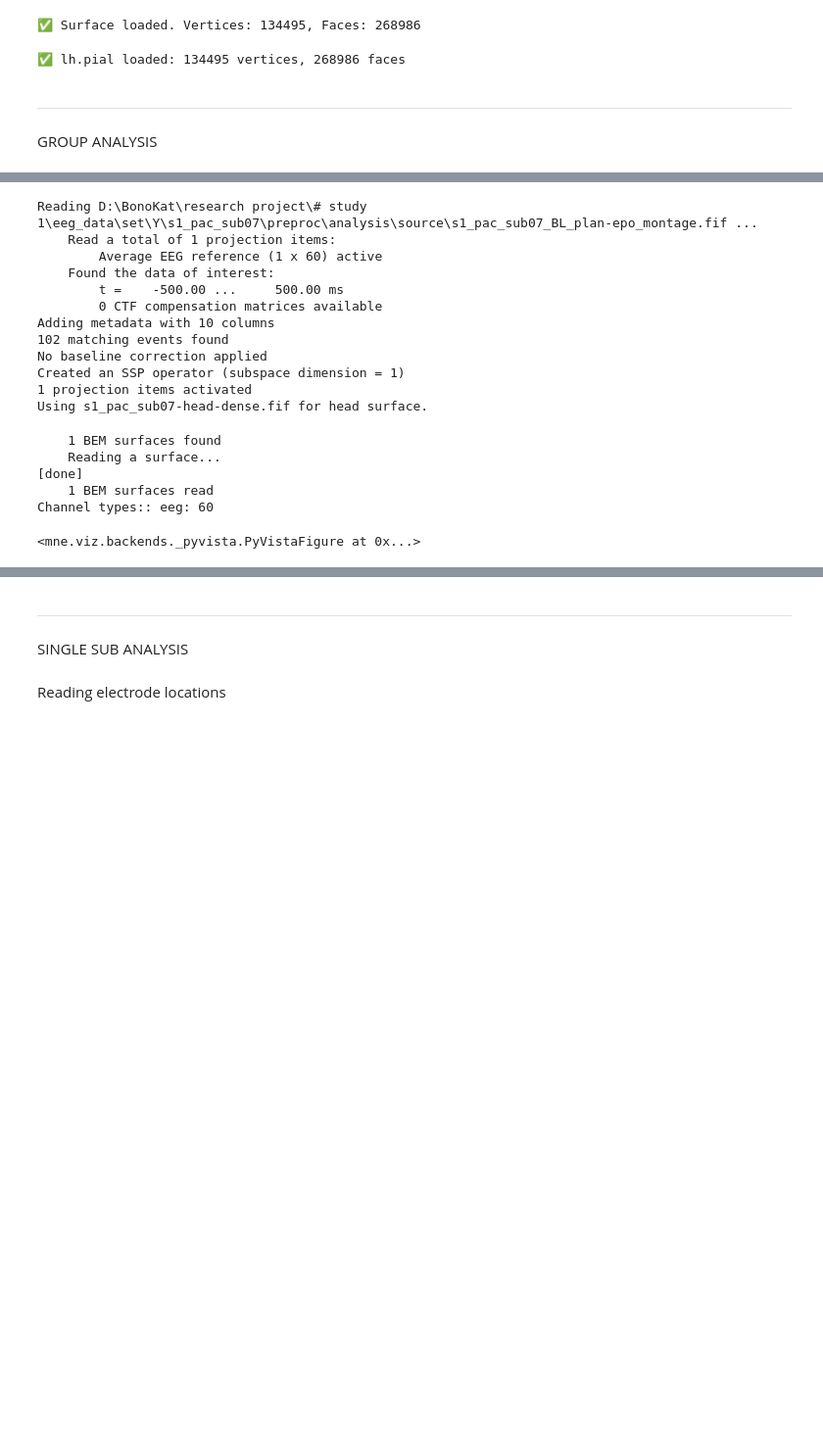
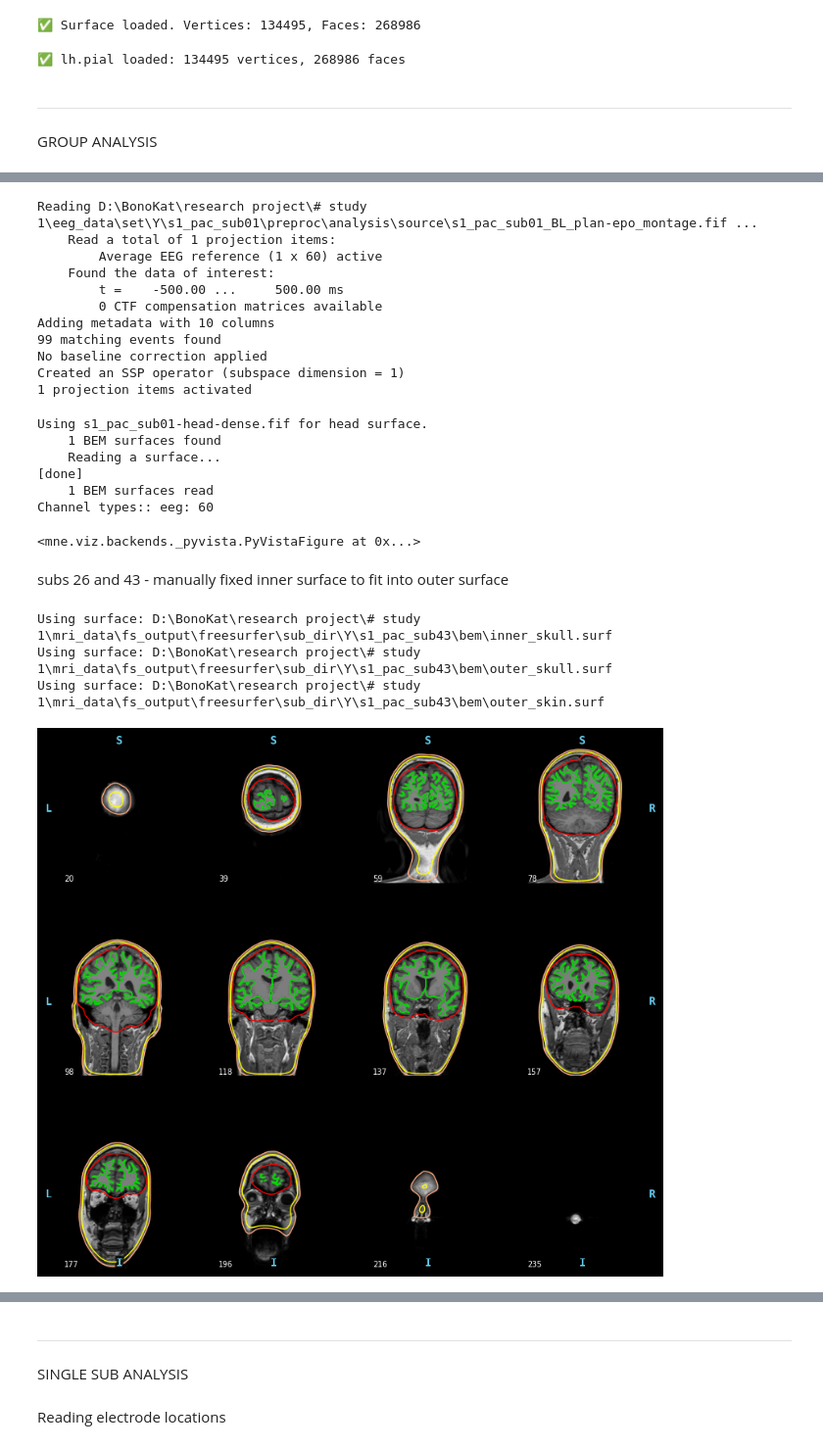
Before and after one commit to bonokat/motor_pac, a Jupyter notebook: 9. MRI preproc.ipynb, the cells around one changed output, grey strips where cells are left out. Shown at 98% size. Cells and saved outputs as stored; diff of their text form; code cells hidden in the pictures; blank space fills up the shorter version.

```diff
--- a/9. MRI preproc.ipynb
+++ b/9. MRI preproc.ipynb
@@ -199,12 +189,14 @@ D:\BonoKat\research project\# study 1\eeg_data\set\Y\s1_pac_sub01\preproc\analys
 # %%
 # MANUAL COREGISTRATION: 1 recording per subject
+# DONE for younger group
 
 group = 'Y'
 task = '_BL'
 task_stage = '_plan'
 fs_subjects_dir = f'D:\\BonoKat\\research project\\# study 1\\mri_data\\fs_output\\freesurfer\\sub_dir\\{group}'
+eeg_data_dir = 'D:\\BonoKat\\research project\\# study 1\\eeg_data\\set'
 subjects_dir = os.path.join(eeg_data_dir, group)
-subject = os.listdir(subjects_dir)[1] # change index to select a subject
+subject = os.listdir(subjects_dir)[0] # change index to select a subject
 print(f'Selecting subject: {subject}')
 
 eeg_sub_path = os.path.join(eeg_data_dir, group, subject)
@@ -216,3 +208,12 @@ mne.gui.coregistration(subject=subject,
                     subjects_dir=fs_subjects_dir,
                     inst=info,
                     )
+
+# COREG CHECK
+# trans_file = os.path.join(source_path, f'{subject}-trans.fif')
+# trans = mne.read_trans(trans_file)
+# mne.gui.coregistration(subject=subject,
+#                     subjects_dir=fs_subjects_dir,
+#                     inst=info,
+#                     trans=trans_file
+#                     )
@@ -258,5 +220,9 @@ D:/BonoKat/research project/# study 1/eeg_data/set/Y/s1_pac_sub07/preproc/analys
 # %%
 # CHECK COREGISTRATION
+subject = os.listdir(subjects_dir)[0]
+eeg_sub_path = os.path.join(eeg_data_dir, group, subject)
+analysis_path = os.path.join(eeg_sub_path, 'preproc', 'analysis')
+source_path = os.path.join(analysis_path, 'source')
 epochs = mne.read_epochs(os.path.join(source_path, f'{subject}{task}{task_stage}-epo_montage.fif'))
 
 trans_file = os.path.join(source_path, f'{subject}-trans.fif')
@@ -273,29 +239,33 @@ mne.viz.plot_alignment(
     surfaces=["head-dense"],
 )
 # %% [output]
-Reading D:\BonoKat\research project\# study 1\eeg_data\set\Y\s1_pac_sub07\preproc\analysis\source\s1_pac_sub07_BL_plan-epo_montage.fif ...
+Reading D:\BonoKat\research project\# study 1\eeg_data\set\Y\s1_pac_sub01\preproc\analysis\source\s1_pac_sub01_BL_plan-epo_montage.fif ...
     Read a total of 1 projection items:
         Average EEG reference (1 x 60) active
     Found the data of interest:
         t =    -500.00 ...     500.00 ms
         0 CTF compensation matrices available
 Adding metadata with 10 columns
-102 matching events found
+99 matching events found
 No baseline correction applied
 Created an SSP operator (subspace dimension = 1)
 1 projection items activated
-Using s1_pac_sub07-head-dense.fif for head surface.
+Using s1_pac_sub01-head-dense.fif for head surface.
     1 BEM surfaces found
     Reading a surface...
 [done]
     1 BEM surfaces read
 Channel types:: eeg: 60
 <mne.viz.backends._pyvista.PyVistaFigure at 0x...>
+# %% [markdown]
+subs 26 and 43 - manually fixed inner surface to fit into outer surface
 # %%
 # SOURCE SPACE
+#DONE for younger group
+eeg_data_dir = 'D:\\BonoKat\\research project\\# study 1\\eeg_data\\set'
 task = '_BL'
 task_stage = '_plan' # any task / stage can be used, since the source space is the same for all tasks
-
+groups = ['Y'] # 'O'
 conductivity = (0.3, 0.006, 0.3)  # for three layers
 
 for group in groups:
@@ -308,7 +278,7 @@ for group in groups:
 
         # Set up the source space
         src = mne.setup_source_space(
-            subject, spacing="ico5", add_dist="patch", subjects_dir=fs_subjects_dir # ico5 - high, but not maximal resolution (2,562 vertices per hemisphere)
+            subject, spacing="ico4", add_dist="patch", subjects_dir=fs_subjects_dir # ico4 - 2562 vertices per hemisphere
         )
 
         # BEM model
@@ -318,7 +288,7 @@ for group in groups:
         bem = mne.make_bem_solution(model)
 
         # Forward solution
-        epochs = mne.read_epochs(os.path.join(source_path, f'{subject}_{task}{task_stage}-epo_montage.fif'))
+        epochs = mne.read_epochs(os.path.join(source_path, f'{subject}{task}{task_stage}-epo_montage.fif'))
         trans_file = os.path.join(source_path, f'{subject}-trans.fif')
         trans = mne.read_trans(trans_file)
 
@@ -328,26 +298,38 @@ for group in groups:
             src=src,
             bem=bem,
             eeg=True,
-            n_jobs=-1,
+            n_jobs=-1
         )
         print(fwd)
 
-        # Save source space, BEM model, and forward solution
+        # SAVE source space, BEM model, and forward solution
         # Save the source space
-        src_fname = os.path.join(source_path, f"{subject}-ico5-src.fif")
-        mne.write_source_spaces(src_fname, src)
+        src_fname = os.path.join(source_path, f"{subject}-ico4-src.fif")
+        mne.write_source_spaces(src_fname, src, overwrite=True)
 
         # Save BEM model
         bem_model_fname = os.path.join(source_path, f"{subject}-bem-model.fif")
-        mne.write_bem_surfaces(bem_model_fname, model)
+        mne.write_bem_surfaces(bem_model_fname, model, overwrite=True)
 
         # Save BEM solution
         bem_sol_fname = os.path.join(source_path, f"{subject}-bem-sol.fif")
-        mne.write_bem_solution(bem_sol_fname, bem)
+        mne.write_bem_solution(bem_sol_fname, bem, overwrite=True)
 
         # Save forward solution
         fwd_fname = os.path.join(source_path, f"{subject}-fwd.fif")
         mne.write_forward_solution(fwd_fname, fwd, overwrite=True)
 
         print(f"Saved all source modeling files to: {source_path}")
+# %%
+mne.viz.plot_bem(
+    subject='s1_pac_sub43',
+    subjects_dir=fs_subjects_dir,
+    brain_surfaces='white',
+    show=True
+)
+# %% [output]
+Using surface: D:\BonoKat\research project\# study 1\mri_data\fs_output\freesurfer\sub_dir\Y\s1_pac_sub43\bem\inner_skull.surf
+Using surface: D:\BonoKat\research project\# study 1\mri_data\fs_output\freesurfer\sub_dir\Y\s1_pac_sub43\bem\outer_skull.surf
+Using surface: D:\BonoKat\research project\# study 1\mri_data\fs_output\freesurfer\sub_dir\Y\s1_pac_sub43\bem\outer_skin.surf
+[figure, added]
 # %% [markdown]
```
Also changed, not shown: parts of 43 cells of this notebook.
